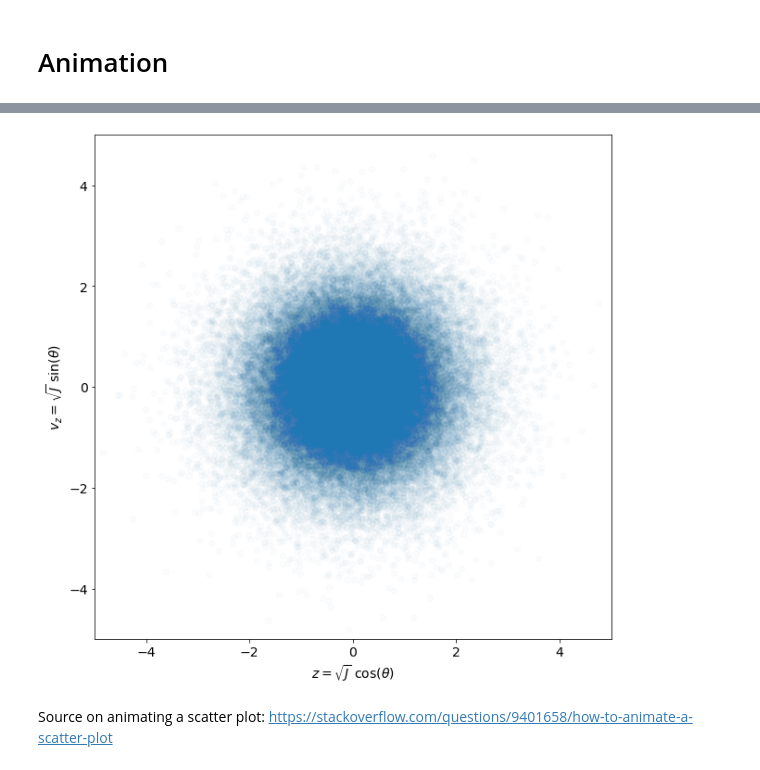
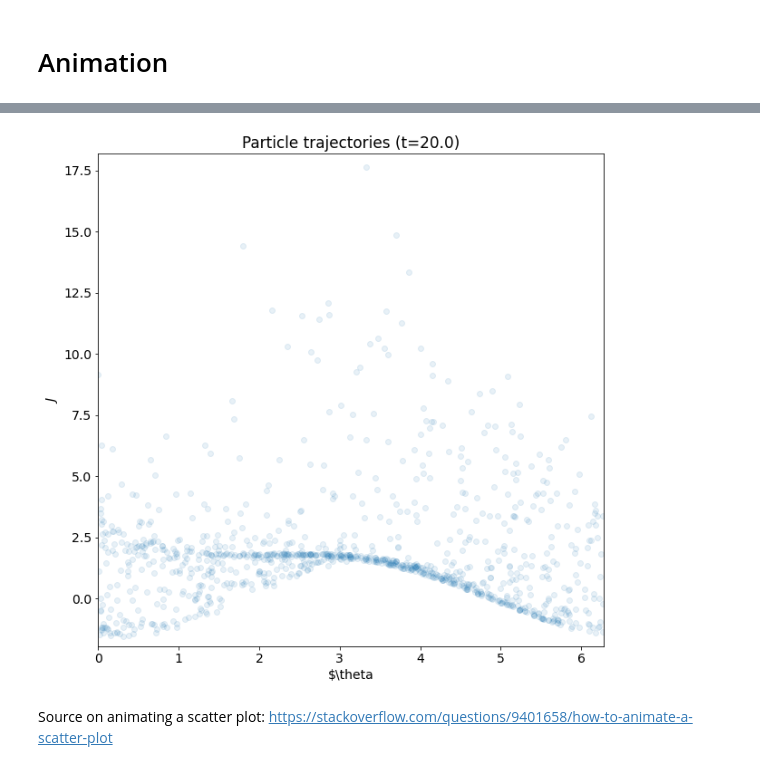
Before and after one commit to Jupiter1994/plasma-echo, a Jupyter notebook: Sampling Particle Trajectories.ipynb, the cells around one changed output, grey strips where cells are left out. Cells and saved outputs as stored; diff of their text form; code cells hidden in the pictures.

```diff
--- a/Sampling Particle Trajectories.ipynb
+++ b/Sampling Particle Trajectories.ipynb
@@ -123,11 +123,11 @@ n1, n2 = 1, 3
 A1, A2 = 0.1, 0.2
 
 # define ts, thetas, and Js; and, corresponding Cartesian coords
-N = (int) (1e5) # number of particles
+N = (int) (1e3) # number of particles
 
 # time range
 tmin = 0
-tmax = 200
+tmax = 20
 tstep = 0.5
 ts = np.arange(tmin, tmax+tstep, tstep)
 
@@ -218,15 +222,18 @@ n_0 = 455
 # %%
 # make the animation
 fig = plt.figure(figsize=(10,10))
-zs, vzs = pol2cart(thetas, Js)
-scat = plt.scatter(zs, vzs, alpha=0.02)
+# zs, vzs = pol2cart(thetas, Js)
+scat = plt.scatter(thetas, Js, alpha=0.1)
 
-xlimit = 5
-plt.xlim(-xlimit, xlimit)
-plt.ylim(-xlimit, xlimit)
+#xlimit = 5
+# plt.xlim(-xlimit, xlimit)
+# plt.ylim(-xlimit, xlimit)
+plt.xlim(0, 2*np.pi)
 
-plt.xlabel(r"$z = \sqrt{J}$ cos($\theta$)")
-plt.ylabel(r"$v_z = \sqrt{J}$ sin($\theta$)")
+# plt.xlabel(r"$z = \sqrt{J}$ cos($\theta$)")
+# plt.ylabel(r"$v_z = \sqrt{J}$ sin($\theta$)")
+plt.xlabel(r"$\theta")
+plt.ylabel(r"$J$")
 
 # the "density" at z=0 (in practice, the number of points near z=0) as a function of time
 delta_n_over_ns = []
@@ -247,49 +254,55 @@ def updatefig(i):
         print(f'Elapsed t: {np.round(time.time() - start, 1)} seconds')
 
     # update Js, Omegas iff there's a hammer
+    # print(variables["hammer1_has_hit"])
     if (~variables["hammer1_has_hit"] and t >= t1):
+        print("J is being updated")
         variables["Js"] += n1 * A1 * np.sin(n1 * variables["thetas"])
         variables["Omegas"] = compute_Omega(variables["Js"])
         variables["hammer1_has_hit"] = True
+
     if (~variables["hammer2_has_hit"] and t >= t2):
+        print("J is being updated")
         variables["Js"] += n2 * A2 * np.sin(n2 * variables["thetas"])
         variables["Omegas"] = compute_Omega(variables["Js"])
         variables["hammer2_has_hit"] = True
 
     # update thetas
-    variables["thetas"] += np.mod(Omegas * tstep, 2*np.pi)
+    variables["thetas"] += Omegas * tstep
+    variables["thetas"] = np.mod(variables["thetas"], 2*np.pi)
 
-    J_is_negative = (variables["Js"] < 0)
+#     J_is_negative = (variables["Js"] < 0)
 
-    ## move negative-J particles to J~0 orbits
-    move_negative_J_particles = True
-    if move_negative_J_particles:
-        variables["Js"][J_is_negative] = 0
+#     ## move negative-J particles to J~0 orbits
+#     move_negative_J_particles = True
+#     if move_negative_J_particles:
+#         variables["Js"][J_is_negative] = 0
 
-    ## convert coordinates to (z, v_z)
-    hide_negative_J_particles = False
-    if hide_negative_J_particles:
-        zs, vzs = pol2cart(variables["thetas"][~J_is_negative],
-                           variables["Js"][~J_is_negative])
-    else:
-        zs, vzs = pol2cart(variables["thetas"],
-                           variables["Js"])
+#     ## convert coordinates to (z, v_z)
+#     hide_negative_J_particles = False
+#     if hide_negative_J_particles:
+#         zs, vzs = pol2cart(variables["thetas"][~J_is_negative],
+#                            variables["Js"][~J_is_negative])
+#     else:
+#         zs, vzs = pol2cart(variables["thetas"],
+#                            variables["Js"])
 
     ## compute delta n / n_0, ie, number density contrast
 
     # number of particles at t=0 within z_tolerance of our selected z coordinate
-    n_t = np.sum(np.abs(zs - z_offset) < z_tolerance)
-    delta_n_over_n = (n_t - n_0) / n_0
-    delta_n_over_ns.append(delta_n_over_n)
+#     n_t = np.sum(np.abs(zs - z_offset) < z_tolerance)
+#     delta_n_over_n = (n_t - n_0) / n_0
+#     delta_n_over_ns.append(delta_n_over_n)
 
     # make plot
-    data = np.transpose((zs, vzs))
+    # data = np.transpose((zs, vzs))
+    data = np.transpose((variables["thetas"], variables["Js"]))
     scat.set_offsets(data)
     plt.title('Particle trajectories (t=' + str(t) + ')')
     return scat,
 
 
-make_animation = False
+make_animation = True
 if make_animation:
     ani = animation.FuncAnimation(fig, updatefig, interval=100, frames=len(ts), \
             blit=True)
@@ -298,4 +328,4 @@ if make_animation:
-[figure, old version]
+[figure, new version]
 # %% [markdown]
 Source on animating a scatter plot: https://stackoverflow.com/questions/9401658/how-to-animate-a-scatter-plot
 # %%
```
Also changed, not shown: parts of 3 cells of this notebook, 8 other files.
